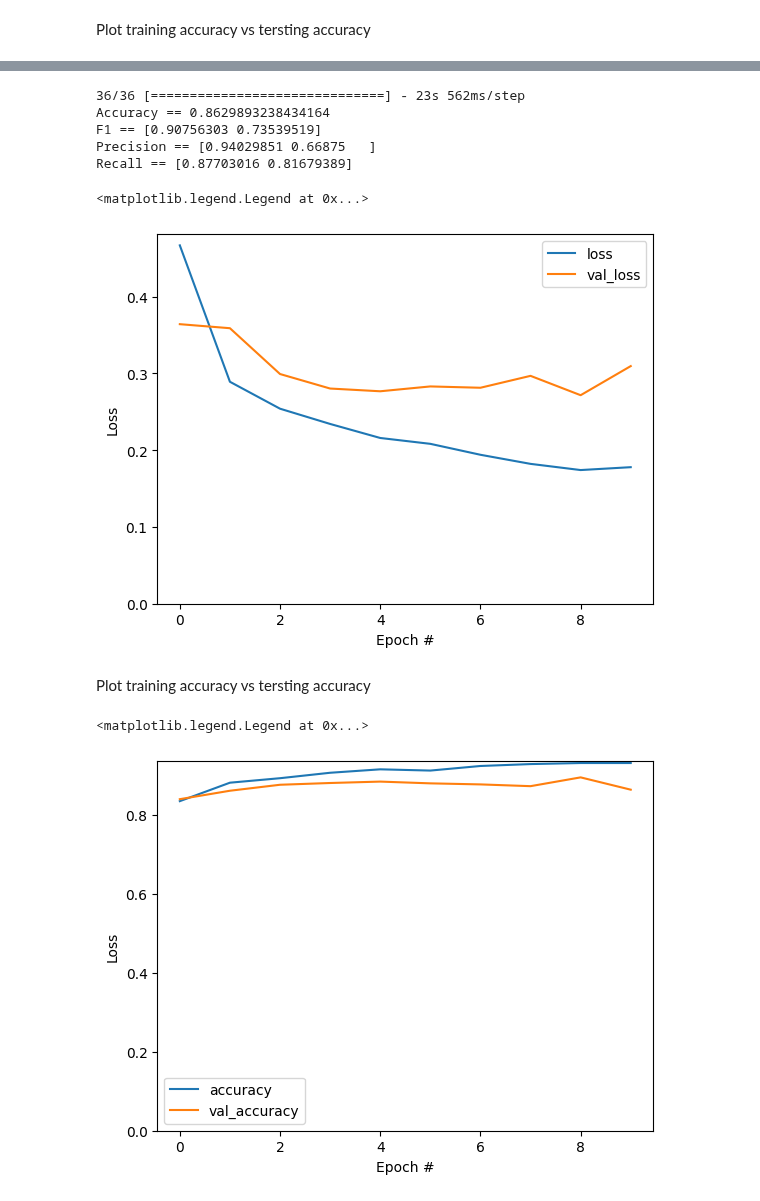
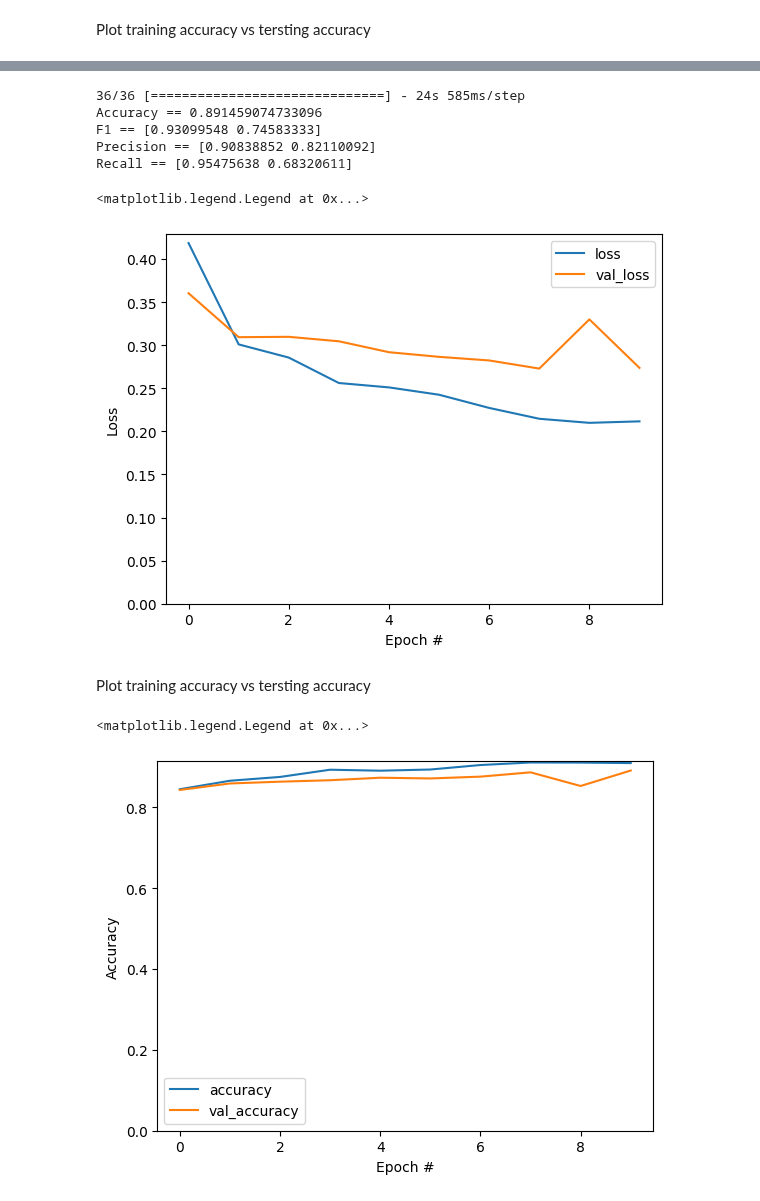
Before and after one commit to arnabbiswas66/multimodal-fake-news-classifier, a Jupyter notebook: Analysis/Weibo_multimodal_classifier_Scaled_Attention_Analysis.ipynb, the cells around one changed output, grey strips where cells are left out. Drawn from its saved outputs; the diff is of its cells as text; code cells hidden in the pictures.

```diff
--- a/Analysis/Weibo_multimodal_classifier_Scaled_Attention_Analysis.ipynb
+++ b/Analysis/Weibo_multimodal_classifier_Scaled_Attention_Analysis.ipynb
@@ -338,11 +338,16 @@ def create_multimodal_model(
       transformer_block = TransformerBlock(projection_dims, 4, projection_dims)
       x = transformer_block(tf.expand_dims(vision_projections, -1), tf.expand_dims(text_projections, -1))
       x = tf.keras.layers.Flatten()(x)
+      x = project_embeddings(
+        x, 1, projection_dims, dropout_rate)
+      query_value_attention_seq = keras.layers.Attention(use_scale=True, dropout=0.2)(
+            [vision_projections, text_projections]
+        )
 
     # Concatenate the projections and pass through the classification layer.
     concatenated = keras.layers.Concatenate()([vision_projections, text_projections])
     if attention:
-        concatenated = keras.layers.Concatenate()([concatenated, x])
+        concatenated = keras.layers.Concatenate()([concatenated, x, query_value_attention_seq])
         #x = tf.keras.layers.Flatten(x)
     outputs = keras.layers.Dense(1, activation="sigmoid")(concatenated)
     return keras.Model([image_1, text_inputs], outputs)
@@ -442,5 +450,5 @@ plt.show()
 # %%
-multimodal_model2 = create_multimodal_model(attention=True, num_projection_layers=1, projection_dims=128, dropout_rate=0.2)
+multimodal_model2 = create_multimodal_model(attention=True, num_projection_layers=1, projection_dims=128, dropout_rate=0.1)
 # %%
 multimodal_model2.compile(
     optimizer=tf.keras.optimizers.Adam(), loss=loss, metrics=metrics)
@@ -474,8 +482,8 @@ print(f'F1 == {f1_score(y_test,y_pred,average=None)}')
 print(f'Precision == {precision_score(y_test,y_pred,average=None)}')
 print(f'Recall == {recall_score(y_test,y_pred,average=None)}')
 # %% [output]
-36/36 [==============================] - 23s 562ms/step
-Accuracy == 0.8629893238434164
-F1 == [0.90756303 0.73539519]
-Precision == [0.94029851 0.66875   ]
-Recall == [0.87703016 0.81679389]
+36/36 [==============================] - 24s 585ms/step
+Accuracy == 0.891459074733096
+F1 == [0.93099548 0.74583333]
+Precision == [0.90838852 0.82110092]
+Recall == [0.95475638 0.68320611]
@@ -488,19 +498,19 @@ plt.ylabel('Loss')
 plt.legend()
 # %% [output]
 <matplotlib.legend.Legend at 0x...>
-[figure, old version]
+[figure, new version]
 # %% [markdown]
 Plot training accuracy vs tersting accuracy
 # %%
 plt.plot(history.history['accuracy'], label='accuracy')
 plt.plot(history.history['val_accuracy'], label='val_accuracy')
 plt.ylim([0, max(plt.ylim())])
 plt.xlabel('Epoch #')
-plt.ylabel('Loss')
+plt.ylabel('Accuracy')
 plt.legend()
 # %% [output]
 <matplotlib.legend.Legend at 0x...>
-[figure, old version]
+[figure, new version]
 # %%
 from sklearn.metrics import roc_curve, auc
 fpr, tpr, thresholds = roc_curve(y_test, y_pred)
```
Also changed, not shown: parts of 18 cells of this notebook.
